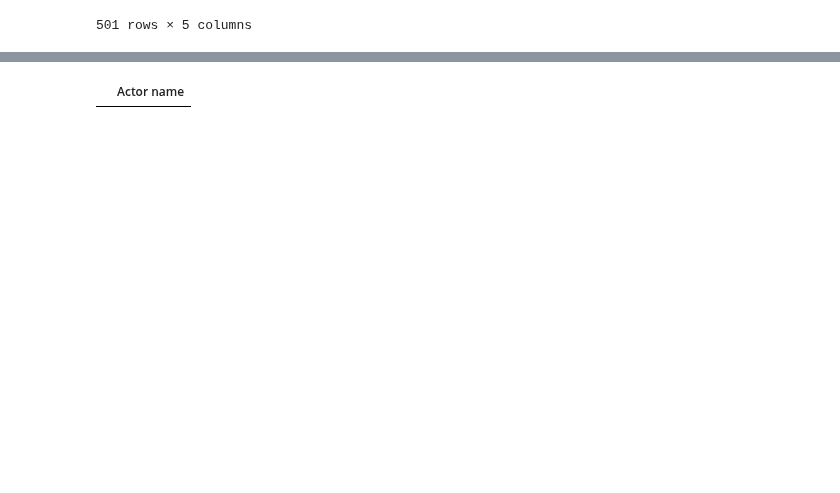
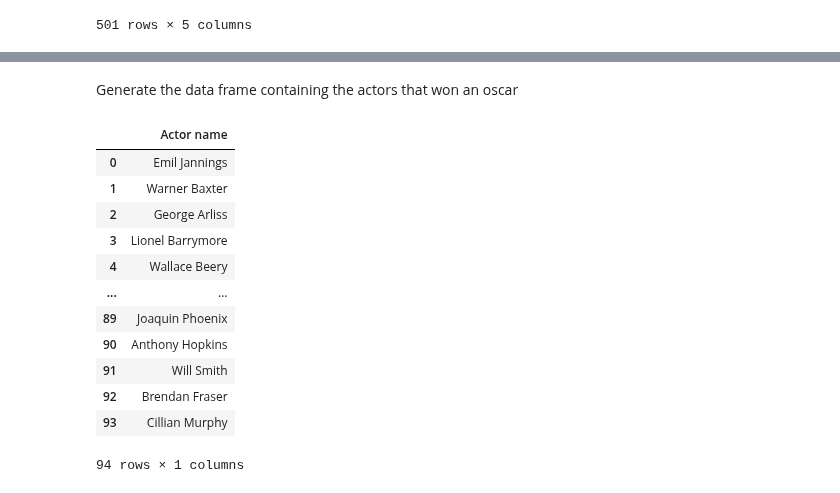
Before and after one commit to epfl-ada/ada-2024-project-5ds, a Jupyter notebook: cmu_dataset_loading.ipynb, the cells around one changed output, grey strips where cells are left out. Cells and saved outputs as stored; diff of their text form; code cells hidden in the pictures; blank space fills up the shorter version.

Commit message:
cleaned generation code

```diff
--- a/cmu_dataset_loading.ipynb
+++ b/cmu_dataset_loading.ipynb
@@ -253,7 +152,7 @@ from selenium import webdriver
 from selenium.webdriver.common.by import By
 import time
 
-
+movie_names = []
 driver = webdriver.Chrome()
 
 
@@ -274,11 +173,11 @@ for tr_tag in tr_tags:
 
         td_tags = tr_tag.find_elements(By.TAG_NAME, 'td')
 
-
         if len(td_tags) > 1:
             name = td_tags[0].text.strip()
+            movie_names.append(name)
             movie_info = td_tags[1].text.strip()
-            print(f"Film: {name}, Director: {movie_info}")
 
 
 driver.quit()
+movies_oscar_winning = pd.DataFrame(movie_names, columns=['Movie name'])
@@ -303,3 +200,5 @@ Film: Oppenheimer, Director: Hoyte van Hoytema
+# %% [markdown]
+Generate the data frame containing the actors that won an oscar
 # %%
 oscar_winners = pd.DataFrame()
 names_list = []
@@ -332,17 +231,31 @@ for tr_tag in tr_tags:
                 cleaned_text = text.replace('‡', '').strip()
                 first_two_words = ' '.join(cleaned_text.split()[:2])
                 names_list.append(first_two_words)
-                print(f"Winner: {first_two_words}")
+            #Refused oscar
             elif '§' in text:
                 cleaned_text = text.replace('§', '').strip()
-                print(f"Winner Who Refused Award: {cleaned_text}")
+
+            #Posthume oscar
             elif '†' in text:
                 cleaned_text = text.replace('†', '').strip()
-                print(f"Posthumous Winner or Nominee: {cleaned_text}")
+
 
 # Close the browser
 driver.quit()
-names_df = pd.DataFrame(names_list, columns=['Actor name'])
+actors_oscar_winning = pd.DataFrame(names_list, columns=['Actor name'])
 # %%
+actors_oscar_winning
 # %% [output]
 |  | Actor name |
+| 0 | Emil Jannings |
+| 1 | Warner Baxter |
+| 2 | George Arliss |
+| 3 | Lionel Barrymore |
+| 4 | Wallace Beery |
+| ... | ... |
+| 89 | Joaquin Phoenix |
+| 90 | Anthony Hopkins |
+| 91 | Will Smith |
+| 92 | Brendan Fraser |
+| 93 | Cillian Murphy |
+94 rows × 1 columns
```
Also changed, not shown: parts of 8 cells of this notebook.
